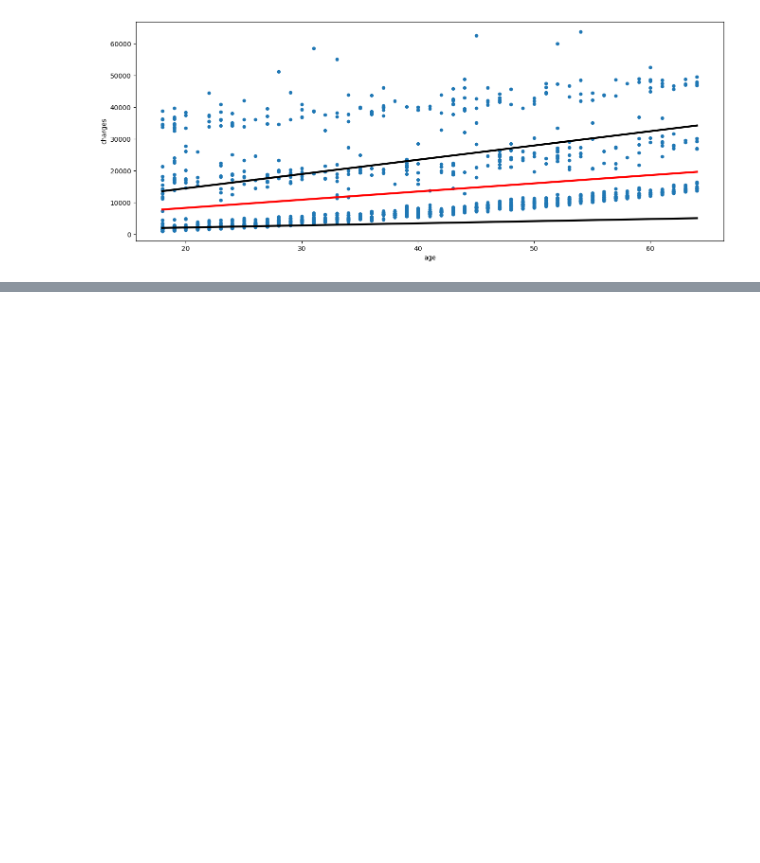
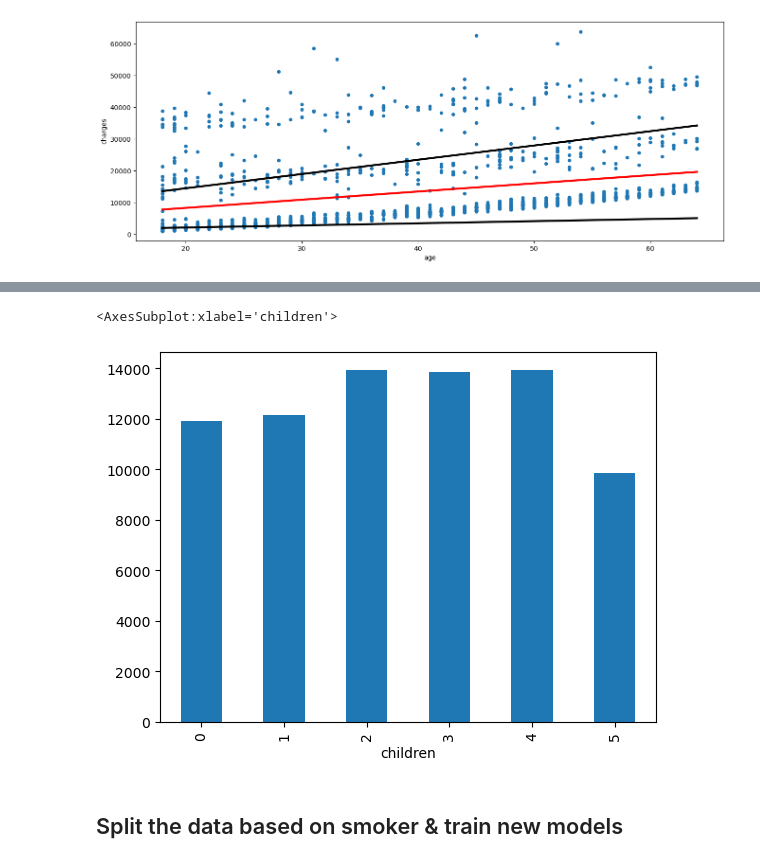
Before and after one commit to THellemans/data-science-syntra-ab, a Jupyter notebook: 06 statistiek/05 lineaire regressie en wiskunde in ML workflow/notebooks/05 lineaire regressie en wiskunde in ML workflow.ipynb, the cells around one changed output, grey strips where cells are left out. Saved outputs shown, nothing was run; the diff lists cells and outputs as text; code cells hidden in the pictures; blank space fills up the shorter version.

```diff
--- a/06 statistiek/05 lineaire regressie en wiskunde in ML workflow/notebooks/05 lineaire regressie en wiskunde in ML workflow.ipynb
+++ b/06 statistiek/05 lineaire regressie en wiskunde in ML workflow/notebooks/05 lineaire regressie en wiskunde in ML workflow.ipynb
@@ -160,0 +207,10 @@ ax.plot(xx, yy * (1 - MPE), color = 'k', lw = 3)
+# %%
+categories = ['age', 'sex', 'bmi', 'children', 'smoker', 'region', 'charges', 'bmi_categories']
+
+fig, ax = plt.subplots()
+df_medical_costs.groupby(categories[3])['charges'].mean().plot.bar()
+# %% [output]
+<AxesSubplot:xlabel='children'>
+[figure, added]
+# %% [markdown]
+## Split the data based on smoker & train new models
```
Also changed, not shown: parts of 18 cells of this notebook, 29 other files.
